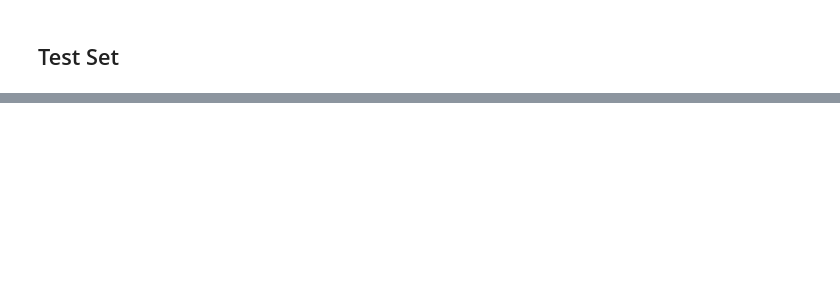
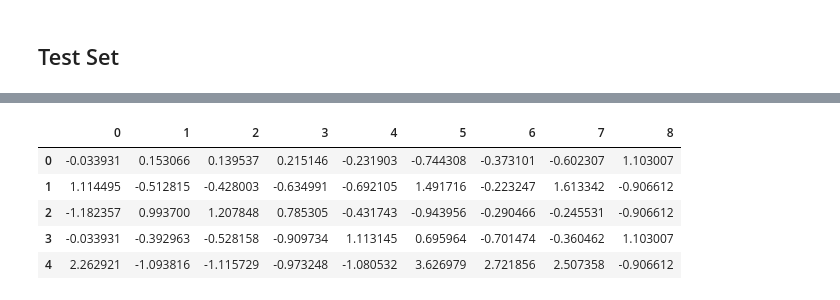
Before and after one commit to timooo-thy/CS421-ML-Competition, a Jupyter notebook: Project.ipynb, the cells around one changed output, grey strips where cells are left out. Saved outputs shown, nothing was run; the diff lists cells and outputs as text; code cells hidden in the pictures; blank space fills up the shorter version.

```diff
--- a/Project.ipynb
+++ b/Project.ipynb
@@ -469,6 +424,6 @@ Best F1 Score: 0.5977 at Threshold: 0.3698
 # %% [markdown]
 ## Test Set
 # %%
-data_2=np.load("week_10_data/second_batch_test.npz")
+data_2=np.load("week_11_data/second_batch_test_with_labels.npz")
 # %%
 X=data_2["X"]
@@ -493,3 +458,3 @@ XX.head()
 # %%
-groups_X_test = XX.groupby('user')
+groups_X_test = XX_trial_test.groupby('user')
 groups_X_test = [group for _, group in groups_X_test]
@@ -500,18 +461,14 @@ len(groups_X_test)
 # %%
-from scipy.stats import entropy
-
 # Feature Engineering
-features_list = []
+test_features_list = []
 
 for group in groups_X_test:
     user = group['user'].iloc[0]
     min_rating = group['rating'].min()
     total_interactions = group.shape[0]
-    rating_range = (group['rating'].max() - group['rating'].min()) * total_interactions
+    rating_range = (group['rating'].max() - group['rating'].min())
     unique_items = group['item'].nunique()
-    mode_ratio = group['item'].value_counts().iloc[0] / total_interactions
     ratings_count = group['rating'].value_counts(normalize=True)
-    # ratings_entropy = entropy(ratings_count)
     item_diversity = group['item'].nunique() / merged_data['item'].nunique()
     proportion_of_5_stars = (group['rating'] == 5).sum() / group.shape[0]
     proportion_of_1_star = (group['rating'] == 1).sum() / group.shape[0]
@@ -519,6 +476,7 @@ for group in groups_X_test:
     mode_ratio = mode_count / total_interactions
     median_rating = group['rating'].median()
     average_rating = group['rating'].mean()
+    test = total_interactions * total_interactions
 
 
     score = 0
@@ -528,18 +486,17 @@ for group in groups_X_test:
     rating_variance = group['rating'].var()
     extreme_ratings_ratio = ((group['rating'] == 1) | (group['rating'] == 5)).sum() / total_interactions
 
-    features_list.append({
+    test_features_list.append({
         'user': user,
-        'label': label,
+        # 'label': label,
         'min_rating': min_rating,
+        'test': test,
         'total_interactions': total_interactions,
         'score': score,
         'rating_variance': rating_variance,
         'extreme_ratings_ratio': extreme_ratings_ratio,
-        'ratings_entropy': ratings_entropy,
         'mode_ratio': mode_ratio,
         'average_rating': average_rating,
-        # 'median_rating': median_rating,
         # 'rating_range': rating_range,
         # 'unique_items': unique_items,
         # 'item_diversity': item_diversity,
@@ -548,50 +505,54 @@ for group in groups_X_test:
     })
 
 # Create a DataFrame with the features
-features_df_test = pd.DataFrame(features_list)
-min_rating_0 = features_df_test['min_rating'] == 0
-features_df_test['min_rating_0'] = min_rating_0.astype(int)
-features_df_test.head()
+features_df_test = pd.DataFrame(test_features_list)
+min_rating_1 = features_df_test['min_rating'] == 1
+features_df_test['min_rating_1'] = min_rating_1.astype(int)
+# min_rating_0 = features_df_test['min_rating'] == 0
+# features_df_test['min_rating_0'] = min_rating_0.astype(int)
 
-# Define thresholds
-rare_threshold = 400
-disliked_threshold = 4
+# # Define thresholds
+# rare_threshold = 400
+# disliked_threshold = 4
 
-# Calculate the count of ratings per item
-item_counts = XX['item'].value_counts()
+# # Calculate the count of ratings per item
+# item_counts = XX_trial_test['item'].value_counts()
 
-# Find rare items based on the threshold
-rare_items = item_counts[item_counts < rare_threshold].index
+# # Find rare items based on the threshold
+# rare_items = item_counts[item_counts < rare_threshold].index
 
-# Calculate average rating per item
-item_avg_rating = XX.groupby('item')['rating'].mean()
+# # Calculate average rating per item
+# item_avg_rating = XX_trial_test.groupby('item')['rating'].mean()
 
-# Find disliked items based on the threshold
-disliked_items = item_avg_rating[item_avg_rating < disliked_threshold].index
+# # Find disliked items based on the threshold
+# disliked_items = item_avg_rating[item_avg_rating < disliked_threshold].index
 
-# Mark interactions with rare and disliked items
-XX['rare_interaction'] = XX['item'].isin(rare_items).astype(int)
-XX['disliked_interaction'] = XX['item'].isin(disliked_items).astype(int)
+# # Mark interactions with rare and disliked items
+# XX_trial_test['rare_interaction'] = XX_trial_test['item'].isin(rare_items).astype(int)
+# XX_trial_test['disliked_interaction'] = XX_trial_test['item'].isin(disliked_items).astype(int)
 
-# Calculate the mean proportion of rare and disliked interactions per user
-user_rare_disliked_interaction = XX.groupby('user').agg({
-    'rare_interaction': 'mean',  # Proportion of interactions with rarely rated items
-    'disliked_interaction': 'mean'  # Proportion of interactions with disliked items
+# # Calculate the mean proportion of rare and disliked interactions per user
+# user_rare_disliked_interaction = XX_trial_test.groupby('user').agg({
+#     'rare_interaction': 'mean',  # Proportion of interactions with rarely rated items
+#     'disliked_interaction': 'mean'  # Proportion of interactions with disliked items
 
-}).reset_index()
+# }).reset_index()
 
-features_df_test = features_df_test.merge(user_rare_disliked_interaction, on='user', how='left')
+# features_df_test = features_df_test.merge(user_rare_disliked_interaction, on='user', how='left')
 
-item_variance = XX.groupby('item')['rating'].var().reset_index(name='item_variance')
-XX_var = XX.merge(item_variance, on='item', how='left')
+# item_variance = XX_trial_test.groupby('item')['rating'].var().reset_index(name='item_variance')
+# XX_var = XX_trial_test.merge(item_variance, on='item', how='left')
 
-user_avg_item_variance = XX_var.groupby('user')['item_variance'].mean().reset_index(name='avg_item_variance')
+# user_avg_item_variance = XX_var.groupby('user')['item_variance'].mean().reset_index(name='avg_item_variance')
 
-# Merge this new feature into features_df
-features_df_test = features_df_test.merge(user_avg_item_variance, on='user', how='left')
+# # Merge this new feature into features_df
+# features_df_test = features_df_test.merge(user_avg_item_variance, on='user', how='left')
 
 features_df_test.drop(columns=['user'], inplace=True)
 
 X_trial_test = features_df_test
 X_trial_test = scaler.transform(X_trial_test)
+X_trial_test = pd.DataFrame(X_trial_test)
+# X_trial_test = pca.transform(X_trial_test)
+X_trial_test.head()
 # %% [output]
@@ -600,0 +559,6 @@ Feature names unseen at fit time:
+|  | 0 | 1 | 2 | 3 | 4 | 5 | 6 | 7 | 8 |
+| 0 | -0.033931 | 0.153066 | 0.139537 | 0.215146 | -0.231903 | -0.744308 | -0.373101 | -0.602307 | 1.103007 |
+| 1 | 1.114495 | -0.512815 | -0.428003 | -0.634991 | -0.692105 | 1.491716 | -0.223247 | 1.613342 | -0.906612 |
+| 2 | -1.182357 | 0.993700 | 1.207848 | 0.785305 | -0.431743 | -0.943956 | -0.290466 | -0.245531 | -0.906612 |
+| 3 | -0.033931 | -0.392963 | -0.528158 | -0.909734 | 1.113145 | 0.695964 | -0.701474 | -0.360462 | 1.103007 |
+| 4 | 2.262921 | -1.093816 | -1.115729 | -0.973248 | -1.080532 | 3.626979 | 2.721856 | 2.507358 | -0.906612 |
```
Also changed, not shown: parts of 30 cells of this notebook, 5 other files.
